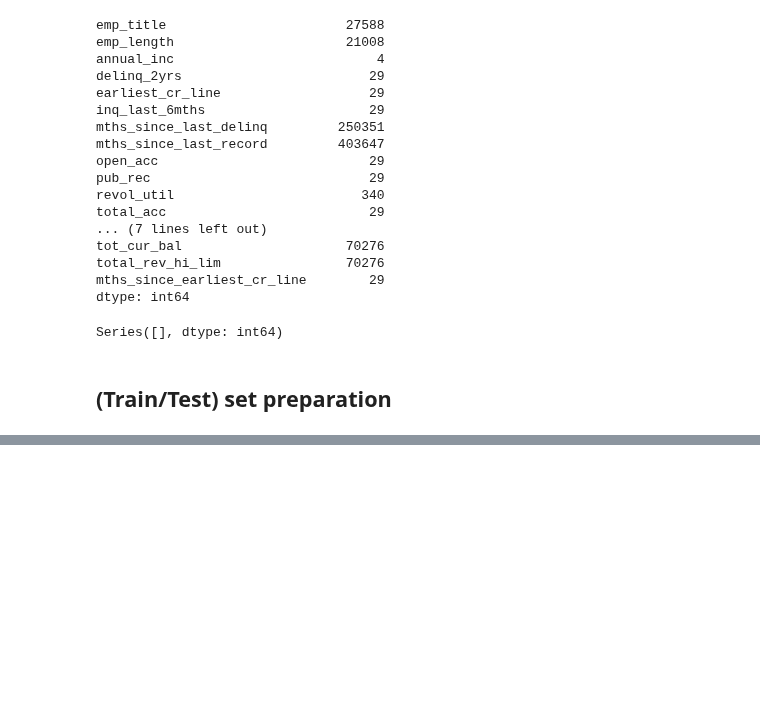
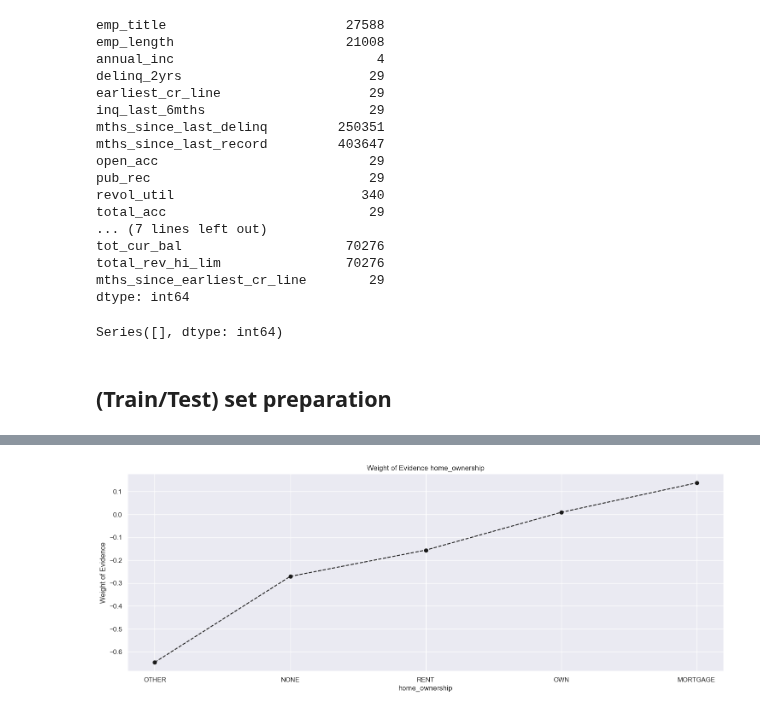
Before and after one commit to eddie-gation/credit_scoring_PD_Model, a Jupyter notebook: preprocessing.ipynb, the cells around one changed output, grey strips where cells are left out. Saved outputs shown, nothing was run; the diff lists cells and outputs as text; code cells hidden in the pictures; blank space fills up the shorter version.

```diff
--- a/preprocessing.ipynb
+++ b/preprocessing.ipynb
@@ -360,0 +408,20 @@ y_test.to_csv('loan_data_y_test.csv')
+# %%
+# grade:G ->  reference category (most dangerous)
+X_train['grade:A'] = np.where(X_train['grade'] == 'A', 1, 0)
+X_train['grade:B'] = np.where(X_train['grade'] == 'B', 1, 0)
+X_train['grade:C'] = np.where(X_train['grade'] == 'C', 1, 0)
+X_train['grade:D'] = np.where(X_train['grade'] == 'D', 1, 0)
+X_train['grade:E'] = np.where(X_train['grade'] == 'E', 1, 0)
+X_train['grade:F'] = np.where(X_train['grade'] == 'F', 1, 0)
+X_train['grade:G'] = np.where(X_train['grade'] == 'G', 1, 0)
+
+X_test['grade:A'] = np.where(X_test['grade'] == 'A', 1, 0)
+X_test['grade:B'] = np.where(X_test['grade'] == 'B', 1, 0)
+X_test['grade:C'] = np.where(X_test['grade'] == 'C', 1, 0)
+X_test['grade:D'] = np.where(X_test['grade'] == 'D', 1, 0)
+X_test['grade:E'] = np.where(X_test['grade'] == 'E', 1, 0)
+X_test['grade:F'] = np.where(X_test['grade'] == 'F', 1, 0)
+X_test['grade:G'] = np.where(X_test['grade'] == 'G', 1, 0)
+# %%
+df_temp = woe_discrete(X_train,'home_ownership',y_train)
+df_temp
@@ -360,0 +436,4 @@ y_test.to_csv('loan_data_y_test.csv')
+# %%
+plot_by_woe(df_temp)
+# %% [output]
+[figure, added]
```
Also changed, not shown: parts of 39 cells of this notebook.
